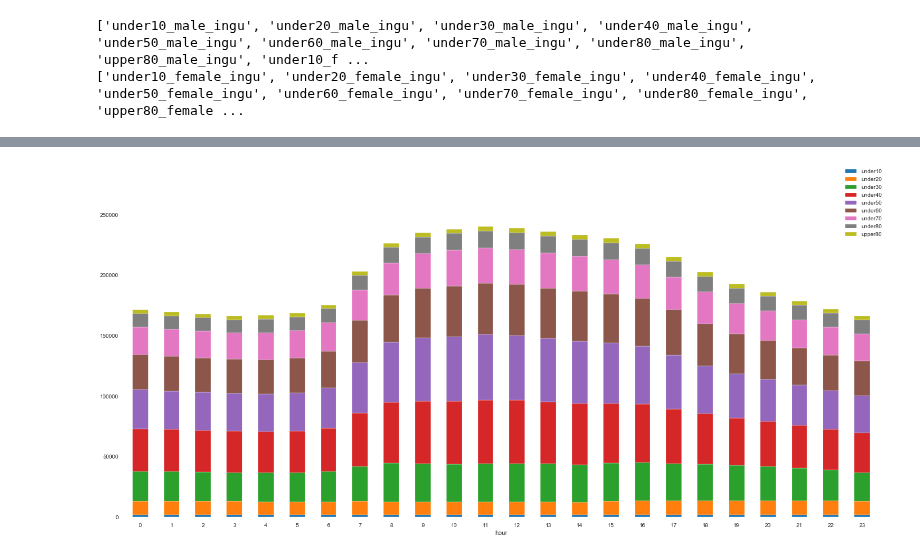
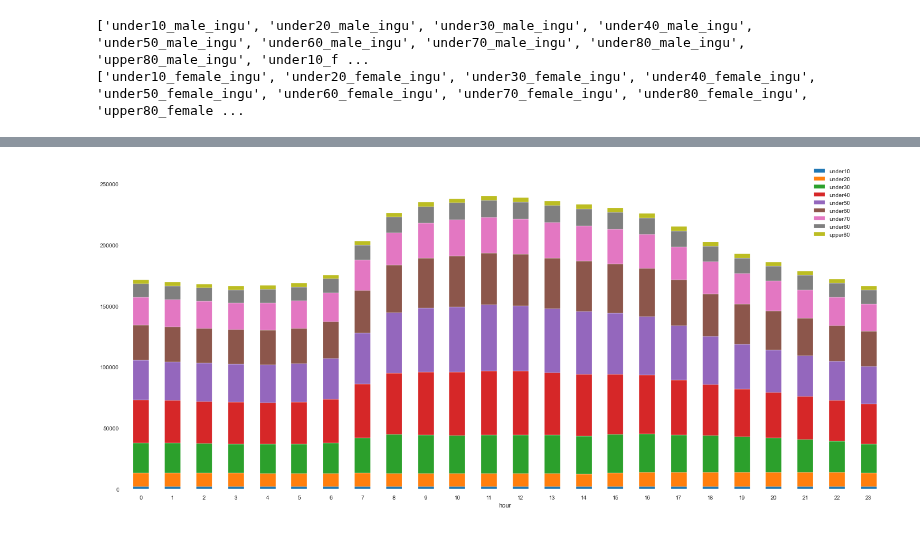
Before and after one commit to Edwardkim0/Place_trend_analysis, a Jupyter notebook: eda.ipynb, the cells around one changed output, grey strips where cells are left out. Saved outputs shown, nothing was run; the diff lists cells and outputs as text; code cells hidden in the pictures.

```diff
--- a/eda.ipynb
+++ b/eda.ipynb
@@ -7,7 +7,7 @@ import matplotlib.pyplot as plt
 import seaborn as sns
 import pandas_profiling as pp
 # %%
-yp_df = pd.read_excel("../../data/moving_population/ingu_hour_yeungdeungpo.xlsx",sheet_name=0)
+yp_df = pd.read_excel("../data/moving_population/ingu_hour_yeungdeungpo.xlsx",sheet_name=0)
 # %%
 yp_df.describe()
 # %% [output]
@@ -21,3 +21,6 @@ yp_df.describe()
 | 75% | 20190911.0 | 18.000000 | 126.919405 | 37.530913 | 11560.0 | 1.156062e+09 | 0.309218 | 1.687028 | 3.740847 | ... |
 | max | 20190911.0 | 23.000000 | 126.949853 | 37.555643 | 11560.0 | 1.156072e+09 | 5.971869 | 30.339455 | 138.267928 | ... |
 8 rows × 33 columns
+# %%
+yp_df_debug = yp_df.loc[:,['hour','under40_ingu','under40_male_ingu','under40_female_ingu']]
+yp_df_debug
@@ -23,0 +41,4 @@ yp_df.describe()
+# %%
+x = yp_df_debug.groupby('hour').sum()
+x['debug'] = x.apply(lambda row:row['under40_male_ingu']+row['under40_female_ingu'],axis=1)
+x
@@ -180,12 +240,7 @@ yp_df
 # %%
 new_ingu_var = [x.split('_')[0] for x in ingu_var if len(x)<13]
 yp_df_3 = yp_df.loc[:,['hour','gu_name','dong_name']]
-yp_df_3_male = yp_df_3.copy()
-yp_df_3_female = yp_df_3.copy()
 for idx,_var in enumerate(new_ingu_var):
     yp_df_3[_var] = yp_df.apply(lambda row:row[male_ingu_var[idx]]+row[female_ingu_var[idx]],axis=1)
-    yp_df_3_male[_var] = yp_df[male_ingu_var[idx]]
-    yp_df_3_female[_var] = yp_df[female_ingu_var[idx]]
-yp_df_3_female
 # %% [output]
 |  | hour | gu_name | dong_name | under10 | under20 | under30 | under40 | under50 | under60 | under70 | under80 | ... |
@@ -203,13 +258,9 @@ yp_df_3_female
 211426 rows × 12 columns
 # %%
 analysis_time_stack = yp_df_3.groupby('hour').sum()
-analysis_time_stack2 = analysis_time_stack.copy()
-analysis_time_stack2['hour'] = yp_df_3['hour'].unique()
-ax4 = analysis_time_stack2.plot.bar(x='hour',rot=0,stacked=True,figsize=(24, 10))
-ax4.legend(bbox_to_anchor=(0.95, 0.9))
-# plt.savefig('analysis_time_mp_total_wrt_age2.png')
-
-analysis_time_stack_male = yp_df_3_male.groupby('hour').sum()
-analysis_time_stack_female = yp_df_3_female.groupby('hour').sum()
+analysis_time_stack['hour'] = yp_df_3['hour'].unique()
+ax4 = analysis_time_stack.plot.bar(x='hour',rot=0,stacked=True,figsize=(24, 10))
+ax4.legend(bbox_to_anchor=(0.9, 0.8))
+plt.savefig('analysis_time_yp_total_wrt_age2.png')
 # %% [output]
-[figure, old version]
+[figure, new version]
```
Also changed, not shown: parts of 27 cells of this notebook, 4 other files.
